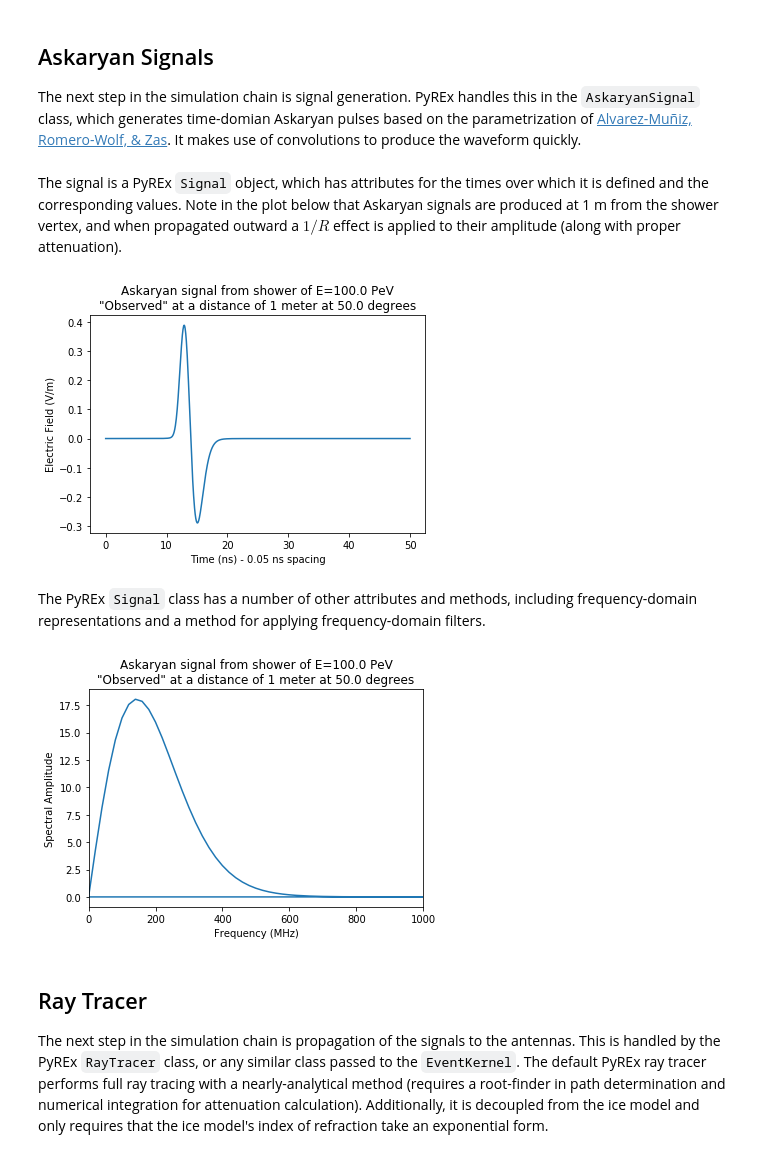
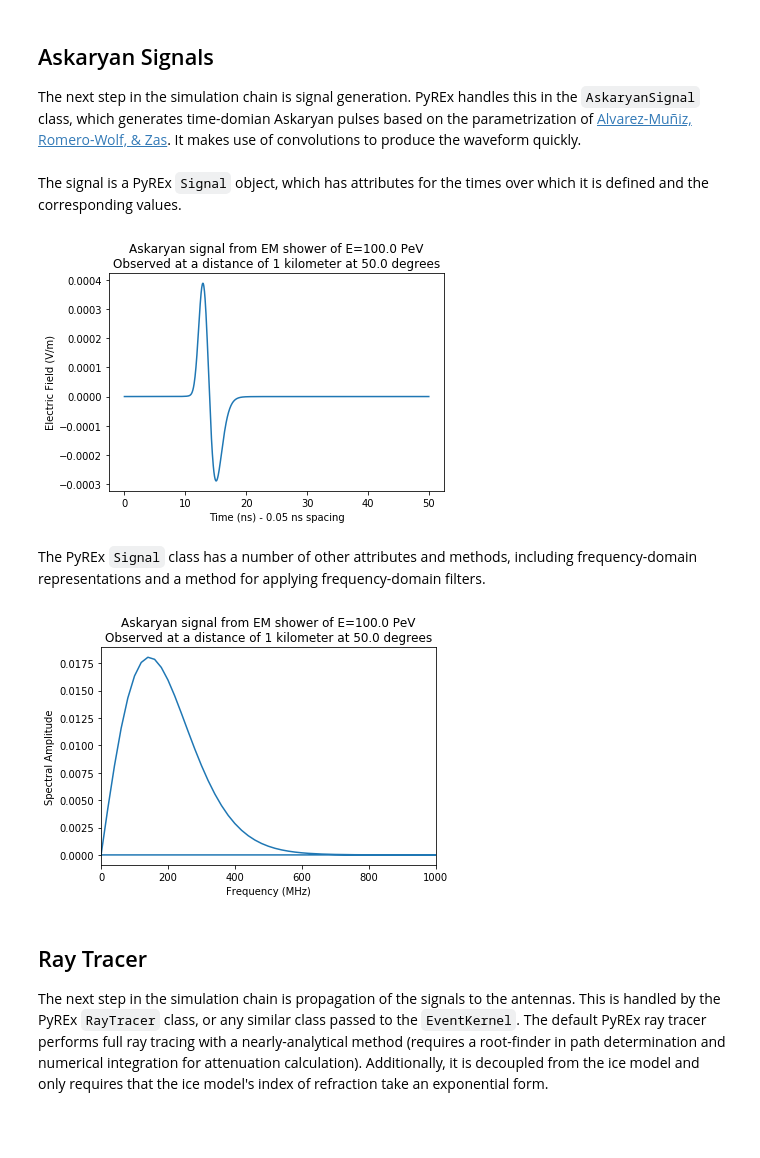
Before and after one commit to bhokansonfasig/pyrex, a Jupyter notebook: examples/PyREx Demo.ipynb, the cells around one changed output. Saved outputs shown, nothing was run; the diff lists cells and outputs as text; code cells hidden in the pictures; blank space fills up the shorter version.

```diff
--- a/examples/PyREx Demo.ipynb
+++ b/examples/PyREx Demo.ipynb
@@ -161,37 +173,43 @@ The next step in the simulation chain is signal generation. PyREx handles this i
 # %%
 time_array = np.linspace(0, 50e-9, 1001) # seconds
 time_offset = 10e-9 # seconds
-shower_energy = 1e8 # GeV
 observation_angle = np.radians(50)
+observation_distance = 1000 # m
+particle_energy = 1e8 # GeV
+neutrino = pyrex.Particle(particle_id="nu_e", vertex=(0, 0, -1000),
+                          direction=(0, 0, -1), energy=particle_energy)
+neutrino.interaction.em_frac = 1
+neutrino.interaction.had_frac = 0
 signal = pyrex.AskaryanSignal(times=time_array,
-                              energy=shower_energy,
-                              theta=observation_angle,
+                              particle=neutrino,
+                              viewing_angle=observation_angle,
+                              viewing_distance=observation_distance,
                               t0=time_offset)
 # %% [markdown]
-The signal is a PyREx ``Signal`` object, which has attributes for the times over which it is defined and the corresponding values. Note in the plot below that Askaryan signals are produced at 1 m from the shower vertex, and when propagated outward a $1/R$ effect is applied to their amplitude (along with proper attenuation).
+The signal is a PyREx ``Signal`` object, which has attributes for the times over which it is defined and the corresponding values.
 # %%
 plt.plot(signal.times * 1e9, signal.values)
-plt.title("Askaryan signal from shower of E="+str(shower_energy*1e-6)
-          +" PeV\n\"Observed\" at a distance of 1 meter at "
+plt.title("Askaryan signal from EM shower of E="+str(particle_energy*1e-6)
+          +" PeV\nObserved at a distance of 1 kilometer at "
           +str(np.degrees(observation_angle))+" degrees")
 plt.xlabel("Time (ns) - "+str(round(signal.dt*1e9, 2))+" ns spacing")
 plt.ylabel("Electric Field (V/m)")
 plt.show()
 # %% [output]
-[figure, old version]
+[figure, new version]
 # %% [markdown]
 The PyREx ``Signal`` class has a number of other attributes and methods, including frequency-domain representations and a method for applying frequency-domain filters.
 # %%
 plt.plot(signal.frequencies / 1e6, np.abs(signal.spectrum))
-plt.title("Askaryan signal from shower of E="+str(shower_energy*1e-6)
-          +" PeV\n\"Observed\" at a distance of 1 meter at "
+plt.title("Askaryan signal from EM shower of E="+str(particle_energy*1e-6)
+          +" PeV\nObserved at a distance of 1 kilometer at "
           +str(np.degrees(observation_angle))+" degrees")
 plt.xlabel("Frequency (MHz)")
 plt.ylabel("Spectral Amplitude")
 plt.xlim(0, 1e3)
 plt.show()
 # %% [output]
-[figure, old version]
+[figure, new version]
 # %% [markdown]
 <a id='ray_tracer'></a>
 ## Ray Tracer
```
Also changed, not shown: parts of 14 cells of this notebook.
